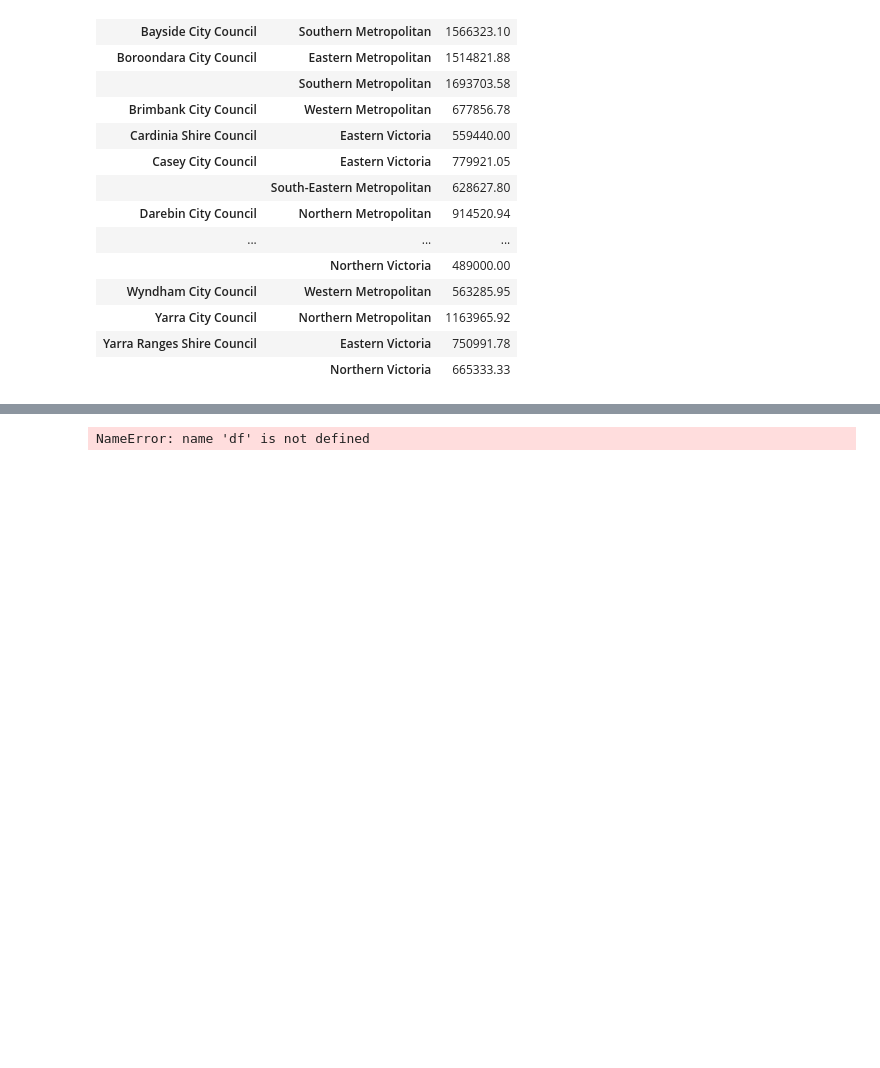
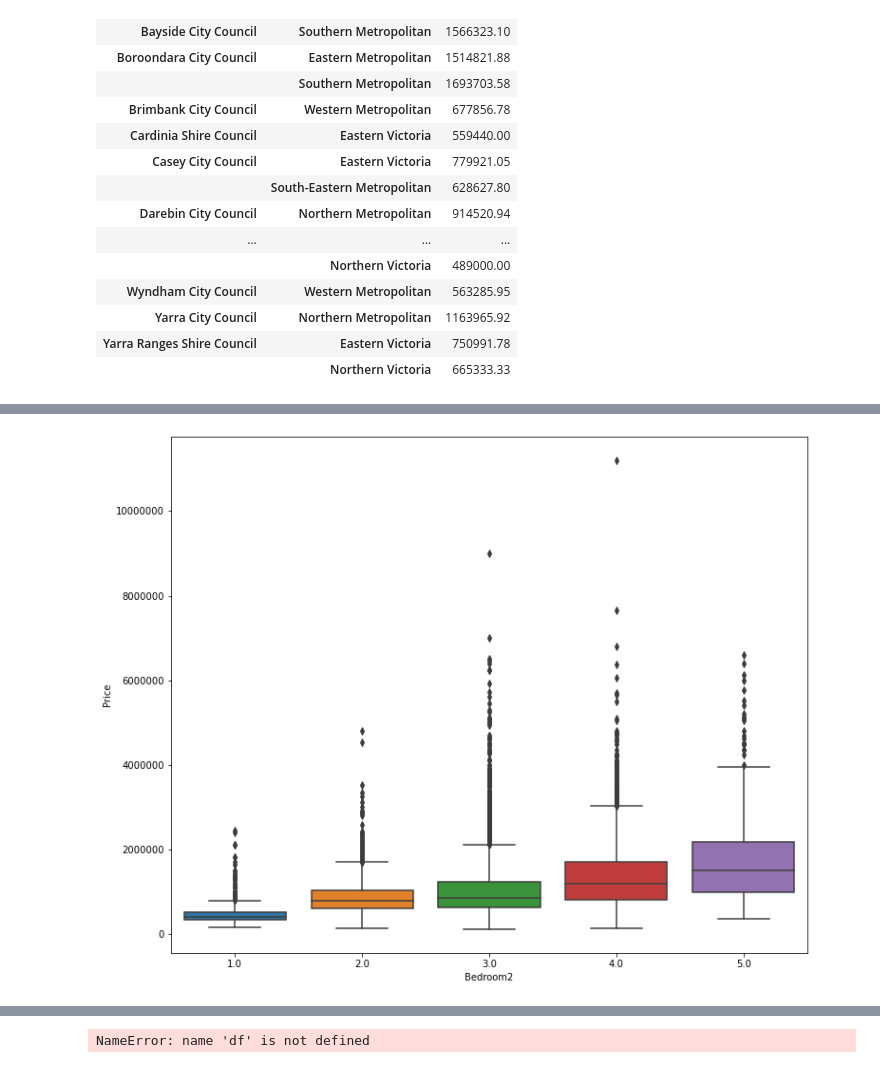
Before and after one commit to taryll/EDA_melbourne_house_price, a Jupyter notebook: src/notebook/Analise_dados.ipynb, the cells around one changed output, grey strips where cells are left out. Cells and saved outputs as stored; diff of their text form; code cells hidden in the pictures; blank space fills up the shorter version.

```diff
--- a/src/notebook/Analise_dados.ipynb
+++ b/src/notebook/Analise_dados.ipynb
@@ -208,0 +198,7 @@ plt.show()
+# %%
+plt.figure(figsize = (12, 10))
+sns.boxplot(x = 'Bedroom2', y = 'Price', data = df_clean)
+plt.ticklabel_format(style = 'plain', axis = 'y')
+plt.show()
+# %% [output]
+[figure, added]
```
Also changed, not shown: parts of 26 cells of this notebook.
